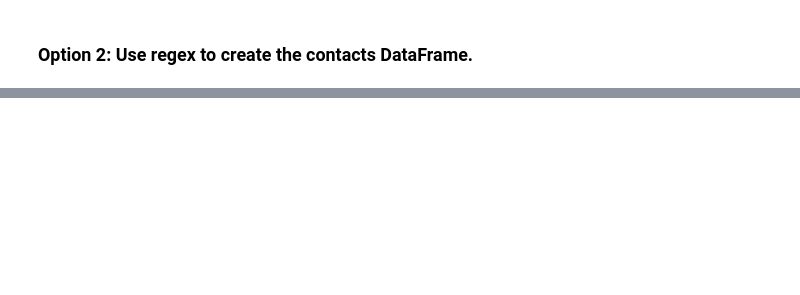
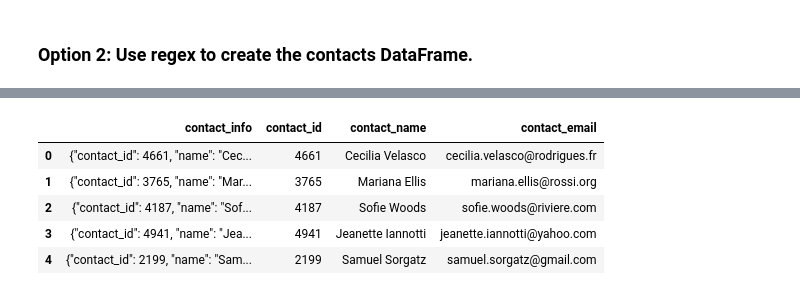
Before and after one commit to sindhujaSirigeri/CrowdfundingETL, a Jupyter notebook: ETL_Mini_Project_Code.ipynb, the cells around one changed output, grey strips where cells are left out. Drawn from its saved outputs; the diff is of its cells as text; code cells hidden in the pictures; blank space fills up the shorter version.

```diff
--- a/ETL_Mini_Project_Code.ipynb
+++ b/ETL_Mini_Project_Code.ipynb
@@ -402,0 +484,14 @@ contact_info_df_copy.head()
+# %%
+# Extract the four-digit contact ID number.
+# Function to extract the contact ID using regex
+def extract_contact_id(json_str):
+    match = re.search(r'"contact_id":\s*(\d+)', json_str)
+    if match:
+        return int(match.group(1))
+    return None
+
+# Apply the function to the 'contact_info' column and create a new column 'contact_id'
+contact_df_copy['contact_id'] = contact_df_copy['contact_info'].apply(extract_contact_id)
+
+# Display the first few rows to verify the extraction
+contact_df_copy[['contact_info', 'contact_id']].head()
@@ -410,0 +517,14 @@ contact_info_df_copy.head()
+# %%
+# Extract the name of the contact and add it to a new column.
+# Function to extract the name of the contact using regex
+def extract_contact_name(json_str):
+    match = re.search(r'"name":\s*"([^"]+)"', json_str)
+    if match:
+        return match.group(1)
+    return None
+
+# Apply the function to the 'contact_info' column and create a new column 'contact_id'
+contact_df_copy['contact_name'] = contact_df_copy['contact_info'].apply(extract_contact_name)
+
+# Display the first few rows to verify the extraction
+contact_df_copy[['contact_info', 'contact_id', 'contact_name']].head()
@@ -411,2 +540,24 @@ contact_info_df_copy.head()
+# %%
+# Extract the email from the contacts and add the values to a new column.
+# Extract the name of the contact and add it to a new column.
+# Function to extract the name of the contact using regex
+def extract_contact_email(json_str):
+    match = re.search(r'"email":\s*"([^"]+)"', json_str)
+    if match:
+        return match.group(1)
+    return None
+
+# Apply the function to the 'contact_info' column and create a new column 'contact_id'
+contact_df_copy['contact_email'] = contact_df_copy['contact_info'].apply(extract_contact_email)
+
+# Display the first few rows to verify the extraction
+contact_df_copy[['contact_info', 'contact_id', 'contact_name','contact_email']].head()
+# %% [output]
+|  | contact_info | contact_id | contact_name | contact_email |
+| 0 | {"contact_id": 4661, "name": "Cec... | 4661 | Cecilia Velasco | cecilia.velasco@rodrigues.fr |
+| 1 | {"contact_id": 3765, "name": "Mar... | 3765 | Mariana Ellis | mariana.ellis@rossi.org |
+| 2 | {"contact_id": 4187, "name": "Sof... | 4187 | Sofie Woods | sofie.woods@riviere.com |
+| 3 | {"contact_id": 4941, "name": "Jea... | 4941 | Jeanette Iannotti | jeanette.iannotti@yahoo.com |
+| 4 | {"contact_id": 2199, "name": "Sam... | 2199 | Samuel Sorgatz | samuel.sorgatz@gmail.com |
 # %%
 # Create a copy of the contact_info_df with the 'contact_id', 'name', 'email' columns.
```
Also changed, not shown: parts of 28 cells of this notebook, 3 other files.
